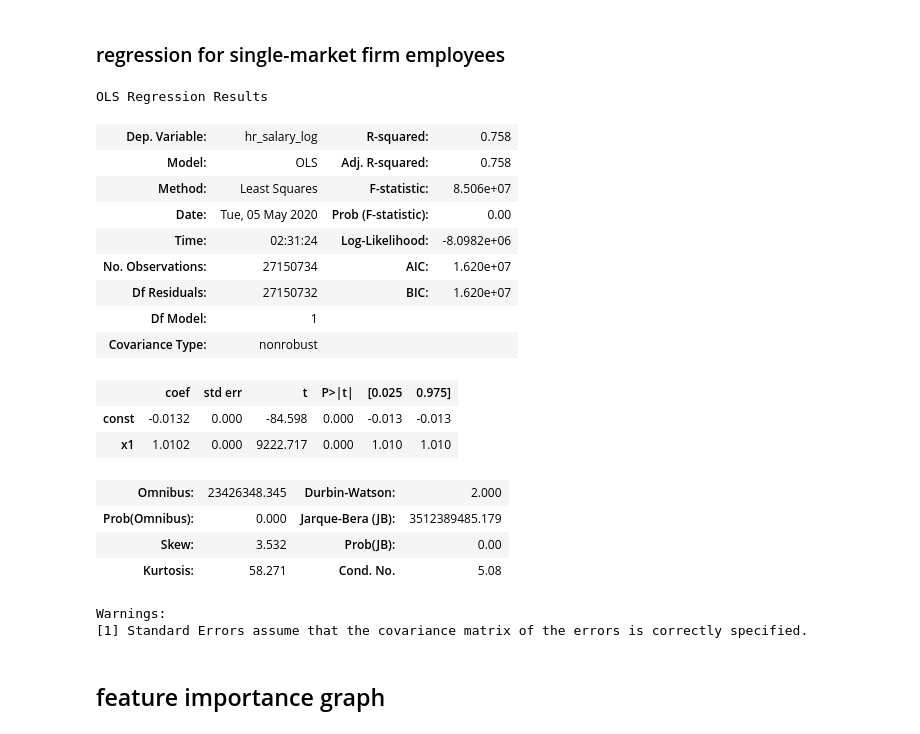
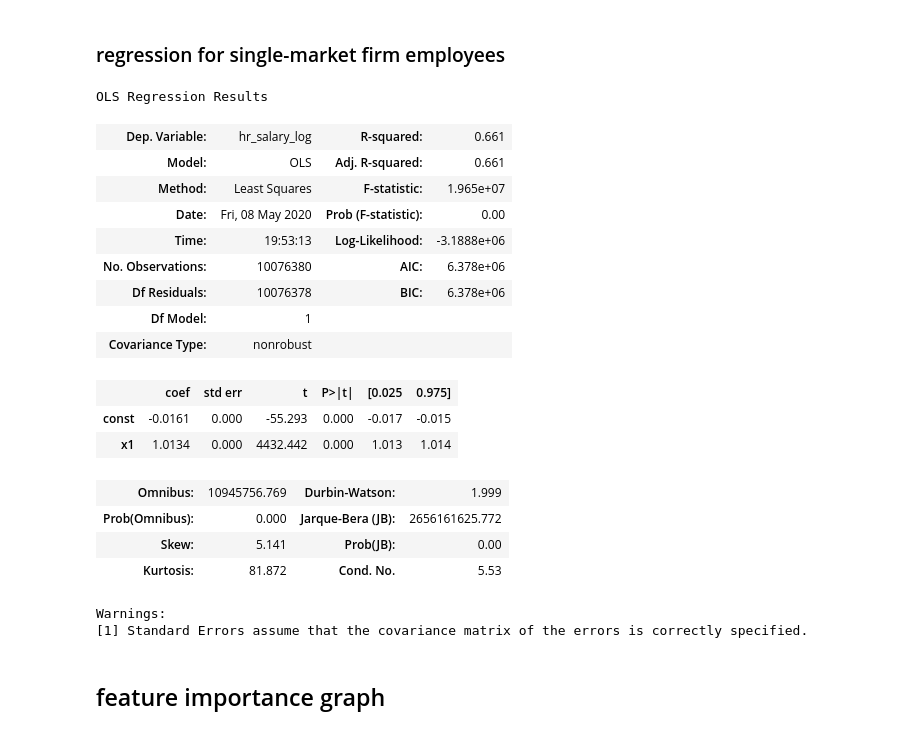
Before and after one commit to uclayanbo/CodingSamples, a Jupyter notebook: 2008_whole_tune_lgb.ipynb, the cells around one changed output. Drawn from its saved outputs; the diff is of its cells as text; code cells hidden in the pictures.

```diff
--- a/2008_whole_tune_lgb.ipynb
+++ b/2008_whole_tune_lgb.ipynb
@@ -154,2 +166,11 @@ single_test = design_matrix(single_test)
+# %%
+## seperate the outcome from the predictors
+tuning_single_y = tuning_single["hr_salary_log"]
+holdout_single_y = holdout_single["hr_salary_log"]
+multi_whole_y = multi_whole["hr_salary_log"]
+
+tuning_single = design_matrix(tuning_single)
+holdout_single = design_matrix(holdout_single)
+multi_whole = design_matrix(multi_whole)
 # %% [markdown]
 ### Find the best set of hyper-parameters for the LightGBM model
@@ -262,15 +276,6 @@ A minimum mean testing RMSE of 0.3358337566171561 is given by parameter set 6
-# %%
-single_train_pred = single_train.drop(columns=["hr_salary_log"])
-single_test_pred = single_test.drop(columns=["hr_salary_log"])
-multi_whole_pred = multi_whole.drop(columns=["hr_salary_log"])
-
-single_train_pred.reset_index(drop = True, inplace = True)
-single_test_pred.reset_index(drop = True, inplace = True)
-multi_whole_pred.reset_index(drop = True, inplace = True)
-
-
-single_train_lgb = lgb.Dataset(single_train_pred, label = single_train["hr_salary_log"])
-
-model_lgb = lgb.train(best_params, single_train_lgb, valid_sets = single_train_lgb,
-                      verbose_eval = False)
+# %%
+tuning_single_lgb = lgb.Dataset(tuning_single, label = tuning_single_y)
+
+model_lgb = lgb.train(best_params, tuning_single_lgb, valid_sets = tuning_single_lgb,
+                      verbose_eval = False)
 # %% [markdown]
@@ -278,7 +283,7 @@ model_lgb = lgb.train(best_params, single_train_lgb, valid_sets = single_train_l
 # %%
-pred_single = model_lgb.predict(single_test_pred).reshape(1, -1)[0]   ## single-market firms, 90% testing set
-pred_multi = model_lgb.predict(multi_whole_pred).reshape(1, -1)[0]    ## multi-market firms, entire data
+pred_single = model_lgb.predict(holdout_single).reshape(1, -1)[0]     ## single-market firms, 90% holdout set
+pred_multi = model_lgb.predict(multi_whole).reshape(1, -1)[0]         ## multi-market firms, entire data
 
-print(rmse(pred_single, single_test["hr_salary_log"]))
-print(rmse(pred_multi, multi_whole["hr_salary_log"]))
+print(rmse(pred_single, holdout_single_y))
+print(rmse(pred_multi, multi_whole_y))
 # %% [output]
@@ -320,26 +325,26 @@ Warnings:
 # %%
 pred_single_lm = sm.add_constant(pred_single)
 
-lm_single = sm.OLS(single_test["hr_salary_log"], pred_single_lm).fit()  # single-market firms (for comparision)
+lm_single = sm.OLS(holdout_single_y, pred_single_lm).fit()  # single-market firms (for comparision)
 lm_single.summary()
 # %% [output]
 OLS Regression Results
-| Dep. Variable: | hr_salary_log | R-squared: | 0.758 |
-| Model: | OLS | Adj. R-squared: | 0.758 |
-| Method: | Least Squares | F-statistic: | 8.506e+07 |
-| Date: | Tue, 05 May 2020 | Prob (F-statistic): | 0.00 |
-| Time: | 02:31:24 | Log-Likelihood: | -8.0982e+06 |
-| No. Observations: | 27150734 | AIC: | 1.620e+07 |
-| Df Residuals: | 27150732 | BIC: | 1.620e+07 |
+| Dep. Variable: | hr_salary_log | R-squared: | 0.661 |
+| Model: | OLS | Adj. R-squared: | 0.661 |
+| Method: | Least Squares | F-statistic: | 1.965e+07 |
+| Date: | Fri, 08 May 2020 | Prob (F-statistic): | 0.00 |
+| Time: | 19:53:13 | Log-Likelihood: | -3.1888e+06 |
+| No. Observations: | 10076380 | AIC: | 6.378e+06 |
+| Df Residuals: | 10076378 | BIC: | 6.378e+06 |
 | Df Model: | 1 |  |  |
 | Covariance Type: | nonrobust |  |  |
 |  | coef | std err | t | P>|t| | [0.025 | 0.975] |
-| const | -0.0132 | 0.000 | -84.598 | 0.000 | -0.013 | -0.013 |
-| x1 | 1.0102 | 0.000 | 9222.717 | 0.000 | 1.010 | 1.010 |
+| const | -0.0161 | 0.000 | -55.293 | 0.000 | -0.017 | -0.015 |
+| x1 | 1.0134 | 0.000 | 4432.442 | 0.000 | 1.013 | 1.014 |
-| Omnibus: | 23426348.345 | Durbin-Watson: | 2.000 |
-| Prob(Omnibus): | 0.000 | Jarque-Bera (JB): | 3512389485.179 |
-| Skew: | 3.532 | Prob(JB): | 0.00 |
-| Kurtosis: | 58.271 | Cond. No. | 5.08 |
+| Omnibus: | 10945756.769 | Durbin-Watson: | 1.999 |
+| Prob(Omnibus): | 0.000 | Jarque-Bera (JB): | 2656161625.772 |
+| Skew: | 5.141 | Prob(JB): | 0.00 |
+| Kurtosis: | 81.872 | Cond. No. | 5.53 |
 Warnings:
 [1] Standard Errors assume that the covariance matrix of the errors is correctly specified.
 # %% [markdown]
```
Also changed, not shown: parts of 18 cells of this notebook.
